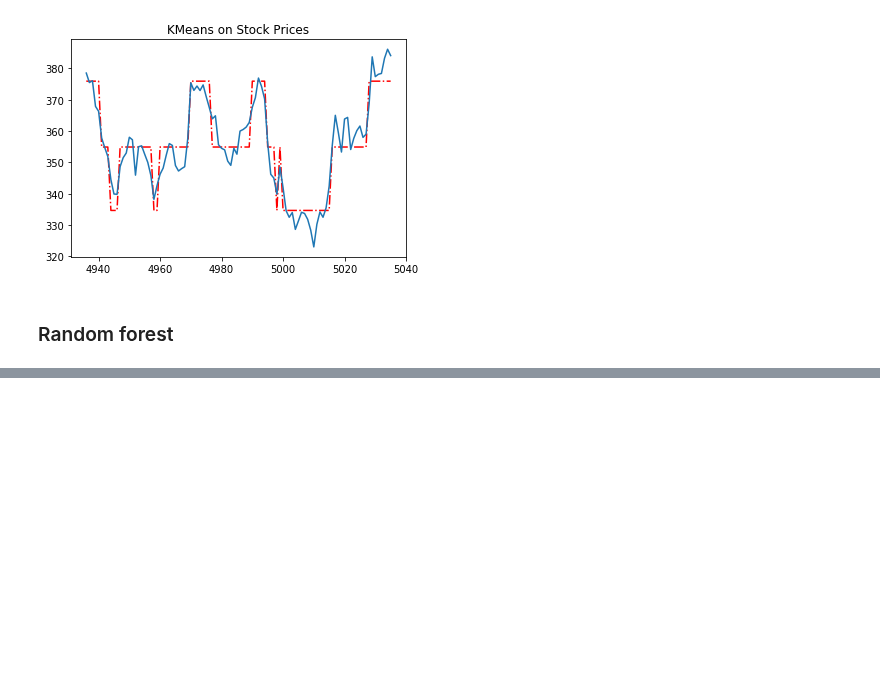
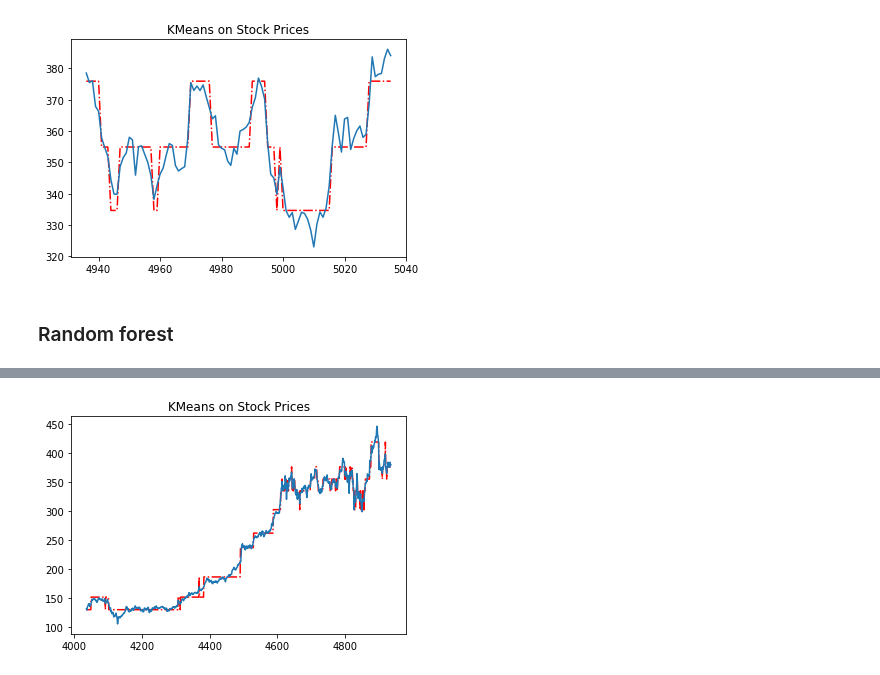
Before and after one commit to rbetzler/fun-times-in-python, a Jupyter notebook: finance/data_science/stock_explorer.ipynb, the cells around one changed output, grey strips where cells are left out. Cells and saved outputs as stored; diff of their text form; code cells hidden in the pictures; blank space fills up the shorter version.

Commit message:
adding kmeans util

```diff
--- a/finance/data_science/stock_explorer.ipynb
+++ b/finance/data_science/stock_explorer.ipynb
@@ -153,6 +155,7 @@ plt.show()
 # %% [markdown]
 ### Random forest
 # %%
-train = df[['market_datetime', 'open', 'volume']]
+train = df[['market_datetime', 'open', 'volume']].copy()
 train['market_datetime'] = train['market_datetime'].astype(int)
+
 train = xgb.DMatrix(train)
@@ -158,0 +167,13 @@ train = xgb.DMatrix(train)
+# %%
+cluster = KMeans(n_clusters=10, random_state=0).fit(train['open'].values.reshape(-1,1))
+preds = cluster.predict(train['open'].values.reshape(-1,1))
+cluster.cluster_centers_
+
+# Need to show how this looks when actually iter across days
+plt.figure()
+plt.title('KMeans on Stock Prices')
+plt.plot(train.index.values, cluster.cluster_centers_[preds], color='r', linestyle='-.')
+plt.plot(train['open'])
+plt.show()
+# %% [output]
+[figure, added]
```
Also changed, not shown: parts of 5 cells of this notebook, 2 other files.
